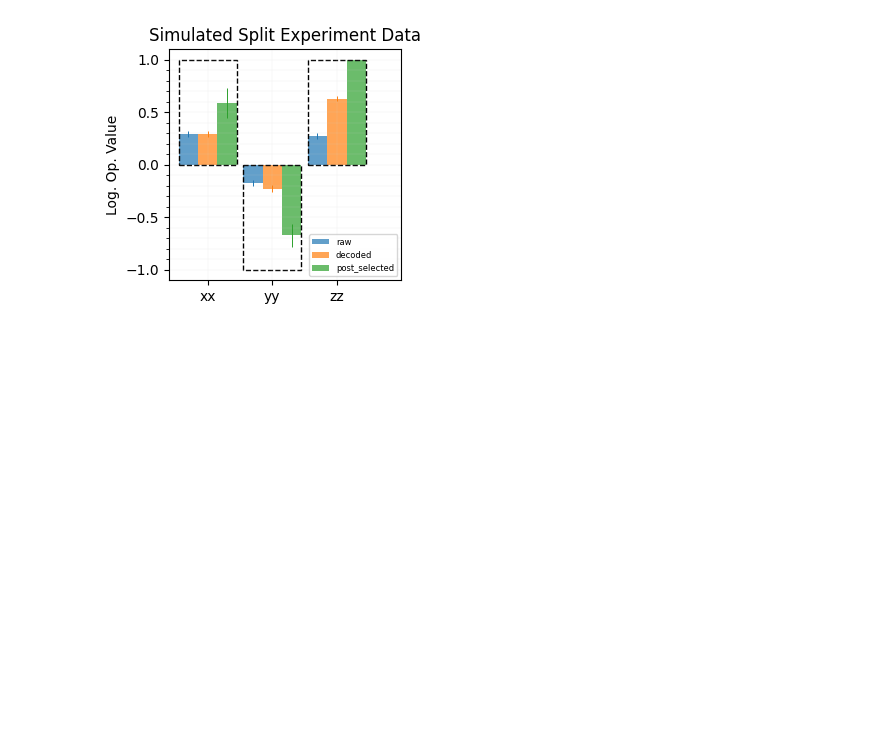
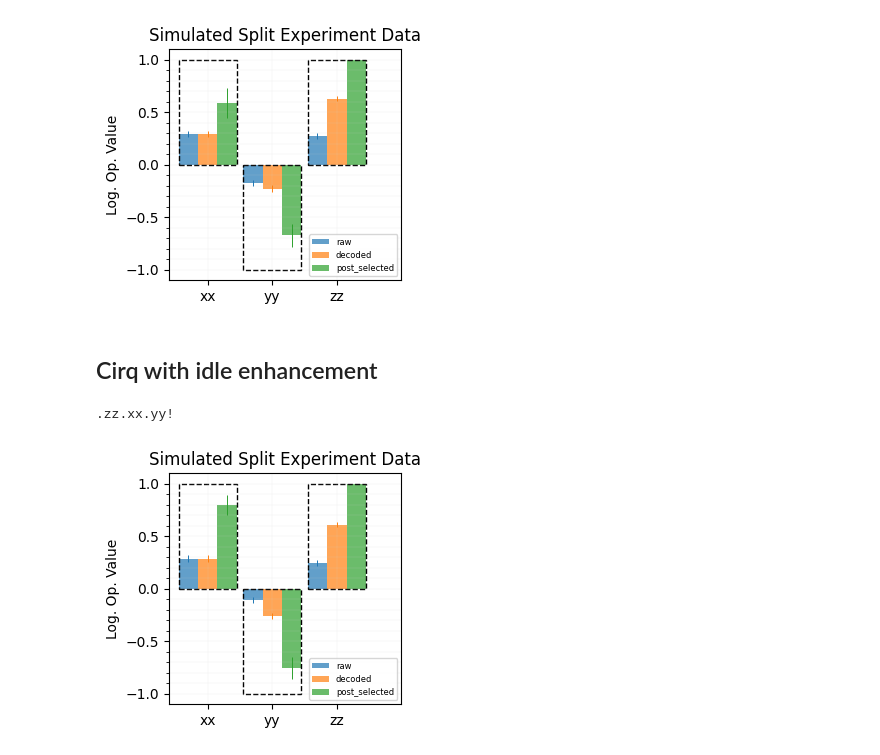
Before and after one commit to ihesner/cirq_qec, a Jupyter notebook: example_notebook.ipynb, the cells around one changed output. Saved outputs shown, nothing was run; the diff lists cells and outputs as text; code cells hidden in the pictures; blank space fills up the shorter version.

Commit message:
enhanced idle simulation

```diff
--- a/example_notebook.ipynb
+++ b/example_notebook.ipynb
@@ -268,3 +286,73 @@ plt.savefig(f'figs/{today}_cirq_fig3_{shots}.png')
 plt.show()
 # %% [output]
 [figure]
+# %% [markdown]
+## Cirq with idle enhancement
+# %%
+factors = [1]
+shots = 1000
+ros = ['zz', 'xx', 'yy']
+
+idle_data = {ro: {factor: {}
+            for factor in factors} for ro in ros}
+
+for readout in ['zz', 'xx', 'yy']:
+    for factor in factors:
+        idle_data[readout][factor] = get_expectation(shots=shots, readout=readout,
+                                    noise_model=noise_model, factor=factor,
+                                    simulation='cirq', arb_init=False,
+                                    cirq_method="idle")
+        print('.', end='')
+    print(readout, end='')
+print('!')
+# %% [output]
+.zz.xx.yy!
+# %%
+today = date.today().strftime('%Y%m%d')
+with open(f"simulation_data/{today}_z_all_{shots}_cirq_idle.pkl", 'wb') as f:
+    pickle.dump(idle_data, f)
+# %%
+# organizing data
+groups = ['xx', 'yy', 'zz']
+data_set = idle_data
+raw_data = np.asarray([data_set[group][1]['raw'] for group in groups])
+decoded_data = np.asarray([data_set[group][1]['decoded'] for group in groups])
+post_selected_data = np.asarray([data_set[group][1]['post_selected'] for group in groups])
+shots_raw = np.asarray([data_set[group][1]['shots_raw'] for group in groups])
+shots_decoded = np.asarray([data_set[group][1]['shots_decoded'] for group in groups])
+shots_ps = np.asarray([data_set[group][1]['shots_ps'] for group in groups])
+
+xs = np.array(range(3))
+
+plt.figure(figsize=(3,3))
+bar_width = .3
+
+# Raw
+plt.bar(xs - bar_width, raw_data, bar_width, label='raw', alpha=.7)
+plt.errorbar(xs - bar_width, raw_data, yerr=np.sqrt(((1+raw_data)*(1-raw_data))/shots_raw),
+             linestyle=' ', linewidth=.7)
+# Decoded
+plt.bar(xs + 0., decoded_data, bar_width, label='decoded', alpha=.7)
+plt.errorbar(xs - 0, decoded_data, yerr=np.sqrt(((1+decoded_data)*(1-decoded_data))/shots_decoded),
+             linestyle=' ', linewidth=.7)
+# Post-selected
+plt.bar(xs + bar_width, post_selected_data, bar_width, label='post_selected', alpha=.7)
+plt.errorbar(xs + bar_width, post_selected_data, yerr=np.sqrt(((1+post_selected_data)*(1-post_selected_data))/shots_ps),
+             linestyle=' ', linewidth=.7)
+# Outlines
+plt.bar(xs, [1, -1, 1], 3*bar_width, alpha=1,
+        color='none', edgecolor='black', linestyle='dashed')
+
+# Nicities
+plt.xticks(xs, groups)
+plt.ylabel('Log. Op. Value')
+plt.legend(fontsize=6)
+plt.grid(which='both', color='lightgray', linewidth=.1)
+plt.yticks(ticks=np.linspace(-1, 1, 5))
+plt.yticks(ticks=np.linspace(-1, 1, 21), minor=True)
+plt.xlim(-.6, 3)
+plt.title('Simulated Split Experiment Data')
+plt.savefig(f'figs/{today}_cirq_idle_fig3_{shots}.png')
+plt.show()
+# %% [output]
+[figure, added]
```
Also changed, not shown: parts of 7 cells of this notebook, 4 other files.
